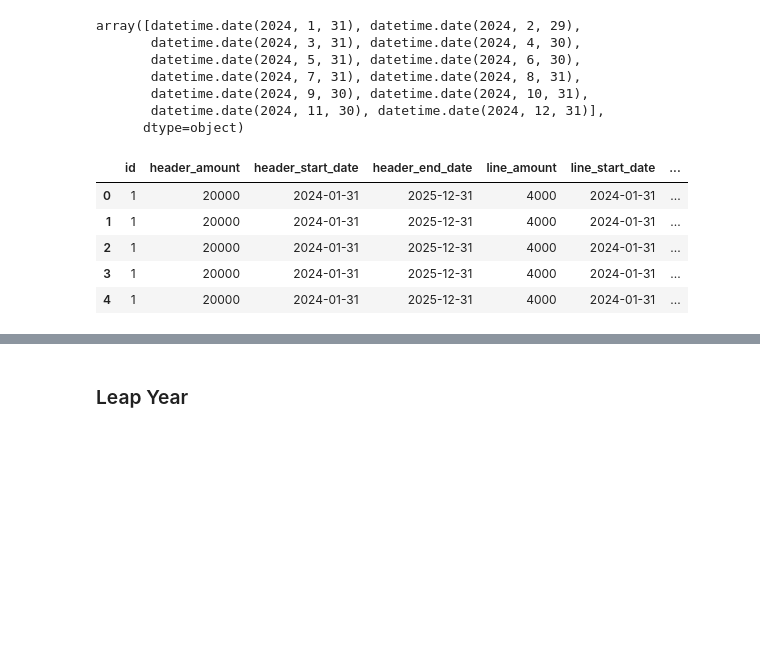
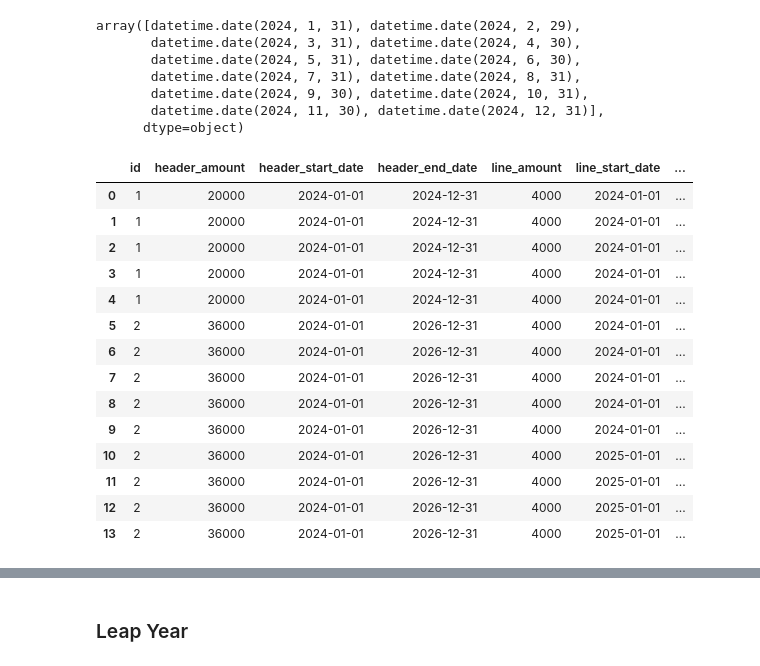
Before and after one commit to Curts0/arr_data_professional, a Jupyter notebook: arr.ipynb, the cells around one changed output, grey strips where cells are left out. Drawn from its saved outputs; the diff is of its cells as text; code cells hidden in the pictures; blank space fills up the shorter version.

```diff
--- a/arr.ipynb
+++ b/arr.ipynb
@@ -365,14 +458,23 @@ def build_contracts_table(contracts: List[Contract]) -> pd.DataFrame:
         .reset_index(drop=True)
     )
     return df
-# %%
-example_contract_table = build_contracts_table([example_contract])
-example_contract_table
-# %% [output]
-|  | id | header_amount | header_start_date | header_end_date | line_amount | line_start_date | ... |
-| 0 | 1 | 20000 | 2024-01-31 | 2025-12-31 | 4000 | 2024-01-31 | ... |
-| 1 | 1 | 20000 | 2024-01-31 | 2025-12-31 | 4000 | 2024-01-31 | ... |
-| 2 | 1 | 20000 | 2024-01-31 | 2025-12-31 | 4000 | 2024-01-31 | ... |
-| 3 | 1 | 20000 | 2024-01-31 | 2025-12-31 | 4000 | 2024-01-31 | ... |
-| 4 | 1 | 20000 | 2024-01-31 | 2025-12-31 | 4000 | 2024-01-31 | ... |
+# %%
+example_contracts_table = build_contracts_table([example_contract1, example_contract2])
+example_contracts_table
+# %% [output]
+|  | id | header_amount | header_start_date | header_end_date | line_amount | line_start_date | ... |
+| 0 | 1 | 20000 | 2024-01-01 | 2024-12-31 | 4000 | 2024-01-01 | ... |
+| 1 | 1 | 20000 | 2024-01-01 | 2024-12-31 | 4000 | 2024-01-01 | ... |
+| 2 | 1 | 20000 | 2024-01-01 | 2024-12-31 | 4000 | 2024-01-01 | ... |
+| 3 | 1 | 20000 | 2024-01-01 | 2024-12-31 | 4000 | 2024-01-01 | ... |
+| 4 | 1 | 20000 | 2024-01-01 | 2024-12-31 | 4000 | 2024-01-01 | ... |
+| 5 | 2 | 36000 | 2024-01-01 | 2026-12-31 | 4000 | 2024-01-01 | ... |
+| 6 | 2 | 36000 | 2024-01-01 | 2026-12-31 | 4000 | 2024-01-01 | ... |
+| 7 | 2 | 36000 | 2024-01-01 | 2026-12-31 | 4000 | 2024-01-01 | ... |
+| 8 | 2 | 36000 | 2024-01-01 | 2026-12-31 | 4000 | 2024-01-01 | ... |
+| 9 | 2 | 36000 | 2024-01-01 | 2026-12-31 | 4000 | 2024-01-01 | ... |
+| 10 | 2 | 36000 | 2024-01-01 | 2026-12-31 | 4000 | 2025-01-01 | ... |
+| 11 | 2 | 36000 | 2024-01-01 | 2026-12-31 | 4000 | 2025-01-01 | ... |
+| 12 | 2 | 36000 | 2024-01-01 | 2026-12-31 | 4000 | 2025-01-01 | ... |
+| 13 | 2 | 36000 | 2024-01-01 | 2026-12-31 | 4000 | 2025-01-01 | ... |
 # %%
```
Also changed, not shown: parts of 41 cells of this notebook.
